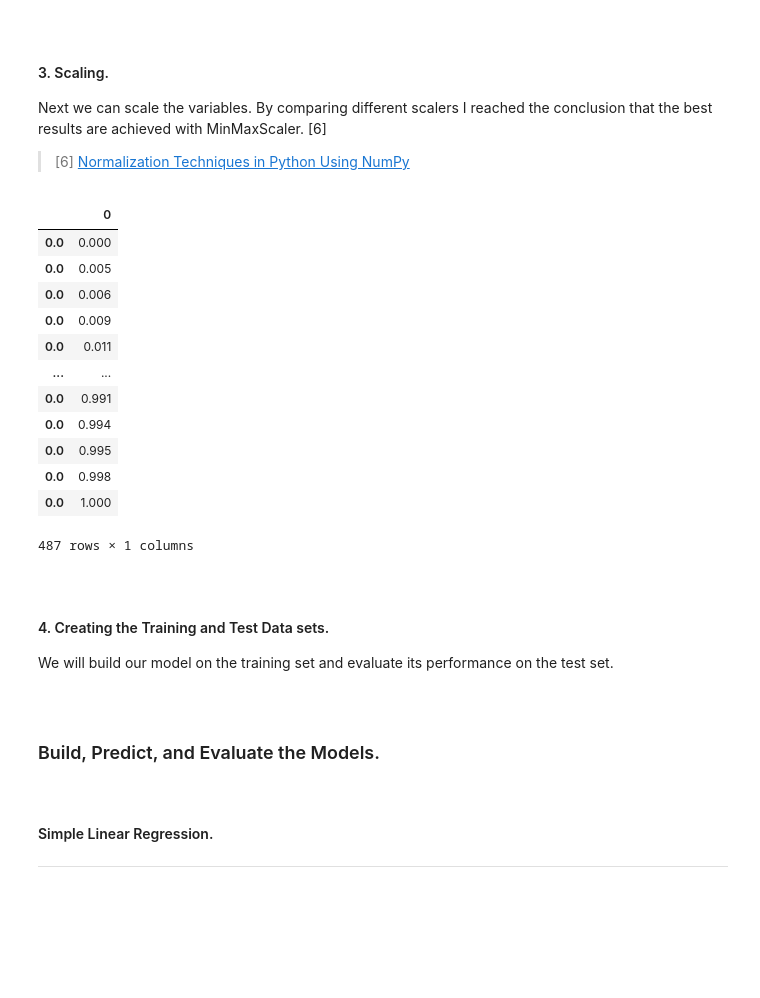
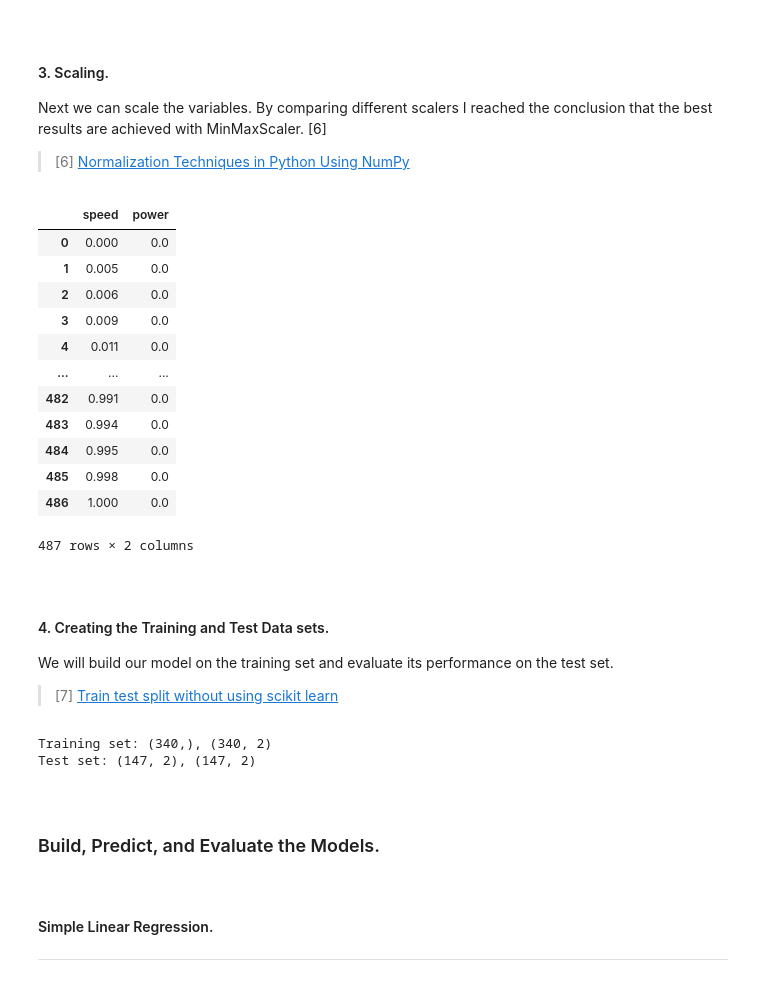
Before and after one commit to olgarozhdestvina/Fundamentals-of-Data-Analysis-Project, a Jupyter notebook: Power_production_models.ipynb, the cells around one changed output. Saved outputs shown, nothing was run; the diff lists cells and outputs as text; code cells hidden in the pictures; blank space fills up the shorter version.

Commit message:
Created the Training and Test Data sets using pandas

```diff
--- a/Power_production_models.ipynb
+++ b/Power_production_models.ipynb
@@ -209,33 +209,56 @@ Next we can scale the variables. By comparing different scalers I reached the co
 # %%
 # Create a instance of a scaler.
 max = np.max(X)
 min = np.min(X)
 speed_scaled = np.array([(i - min) / (max - min) for i in X])
 max = np.max(y)
 min = np.min(y)
 power_scaled = np.array([(i - min) / (max - min) for i in y])
+
 # Rescaled data set.
-df_rescaled = pd.DataFrame(speed_scaled, power_scaled)
+df_rescaled = pd.DataFrame({"speed":speed_scaled, "power":power_scaled})
 df_rescaled
 # %% [output]
-|  | 0 |
-| 0.0 | 0.000 |
-| 0.0 | 0.005 |
-| 0.0 | 0.006 |
-| 0.0 | 0.009 |
-| 0.0 | 0.011 |
-| ... | ... |
-| 0.0 | 0.991 |
-| 0.0 | 0.994 |
-| 0.0 | 0.995 |
-| 0.0 | 0.998 |
-| 0.0 | 1.000 |
+|  | speed | power |
+| 0 | 0.000 | 0.0 |
+| 1 | 0.005 | 0.0 |
+| 2 | 0.006 | 0.0 |
+| 3 | 0.009 | 0.0 |
+| 4 | 0.011 | 0.0 |
+| ... | ... | ... |
+| 482 | 0.991 | 0.0 |
+| 483 | 0.994 | 0.0 |
+| 484 | 0.995 | 0.0 |
+| 485 | 0.998 | 0.0 |
+| 486 | 1.000 | 0.0 |
-487 rows × 1 columns
+487 rows × 2 columns
 # %% [markdown]
 <br>
 
 #### 4. Creating the Training and Test Data sets.  <a name="split"></a>
 We will build our model on the training set and evaluate its performance on the test set.
+
+> [7] [Train test split without using scikit learn](https://stackoverflow.com/questions/47202182/train-test-split-without-using-scikit-learn/47202397)
+# %%
+# Shuffle the data set
+shuffle_df = df_rescaled.sample(frac=1)
+
+# Define a size for your train set
+train_size = int(0.7 * len(df_rescaled))
+
+# Split the data on training and test
+speed_train = shuffle_df.speed[:train_size]
+power_train = shuffle_df[:train_size]
+
+speed_test = shuffle_df[train_size:]
+power_test = shuffle_df[train_size:]
+
+# Print shape of sets.
+print(f"Training set: {speed_train.shape}, {power_train.shape}")
+print(f"Test set: {speed_test.shape}, {power_test.shape}")
+# %% [output]
+Training set: (340,), (340, 2)
+Test set: (147, 2), (147, 2)
 # %% [markdown]
 <br>
 
```
Also changed, not shown: parts of 1 cell of this notebook.
